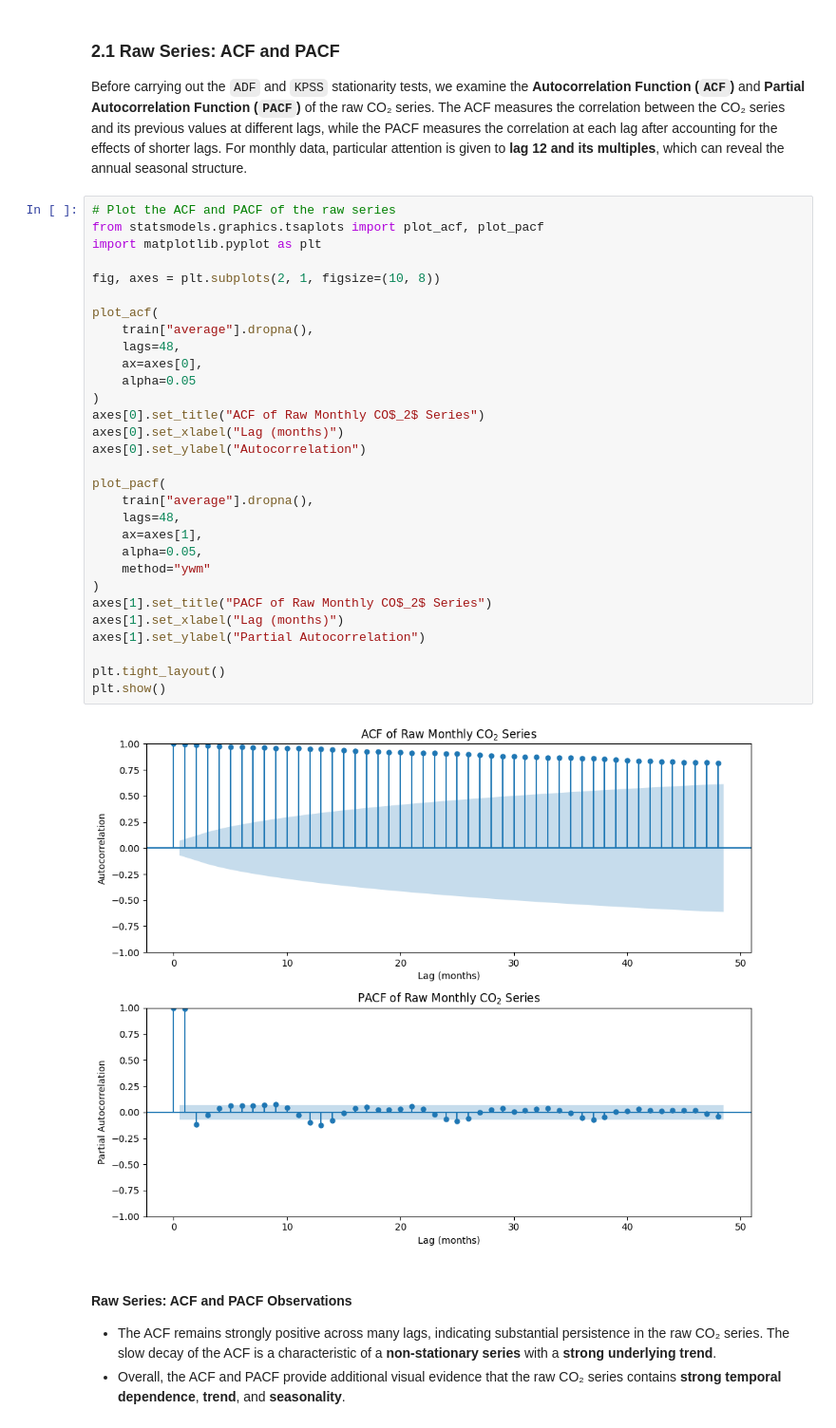
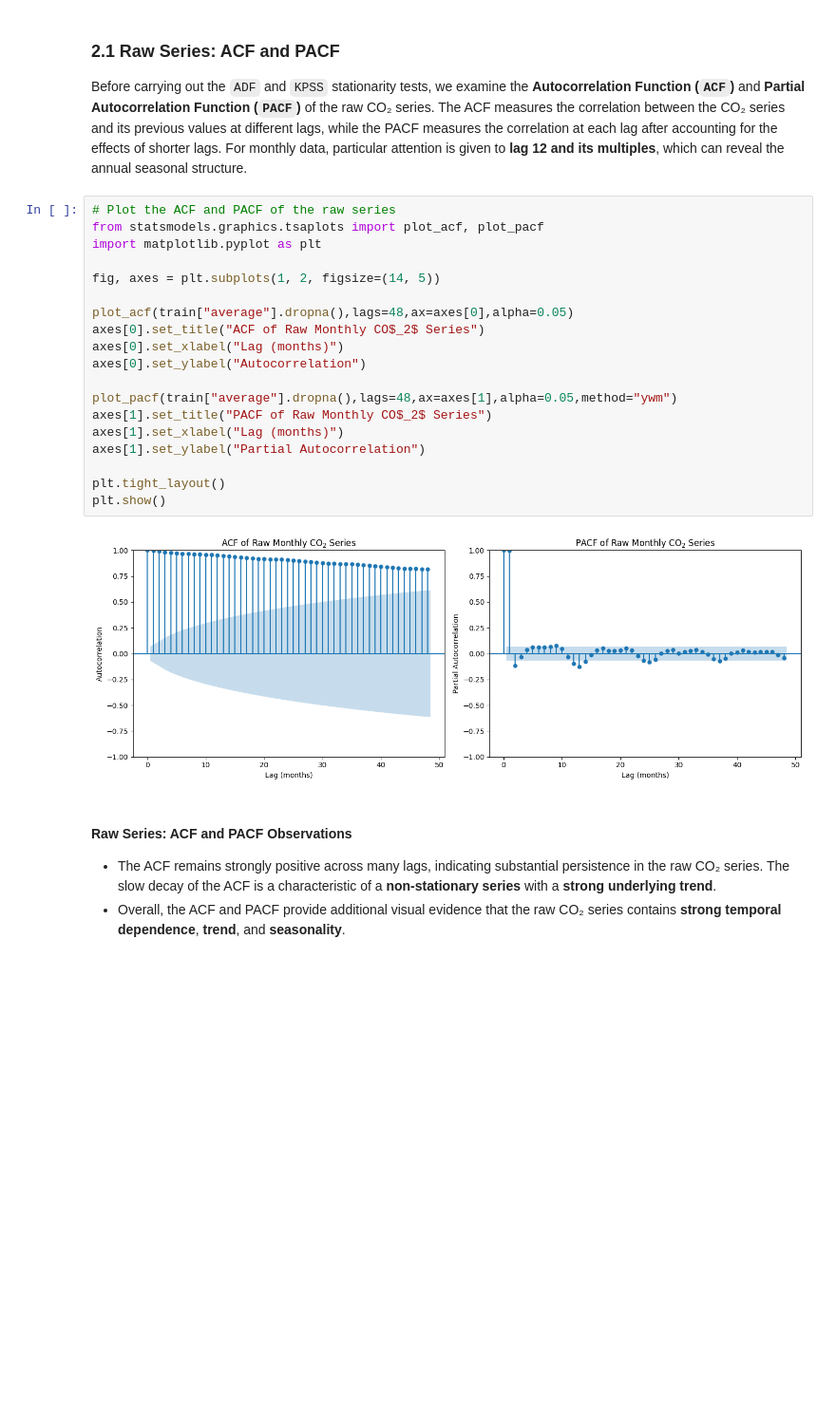
Before and after one commit to the-paulbear/noaa-greenhouse-gas-forecasting, a Jupyter notebook: time_series/CO2.ipynb, the cells around one changed output. Shown at 95% size. Cells and saved outputs as stored; diff of their text form; blank space fills up the shorter version.

Commit message:
Making ACF & PACF show rowwise

```diff
--- a/time_series/CO2.ipynb
+++ b/time_series/CO2.ipynb
@@ -110,35 +110,24 @@ Before carrying out the `ADF` and `KPSS` stationarity tests, we examine the **Au
 # %%
 # Plot the ACF and PACF of the raw series
 from statsmodels.graphics.tsaplots import plot_acf, plot_pacf
 import matplotlib.pyplot as plt
 
-fig, axes = plt.subplots(2, 1, figsize=(10, 8))
+fig, axes = plt.subplots(1, 2, figsize=(14, 5))
 
-plot_acf(
-    train["average"].dropna(),
-    lags=48,
-    ax=axes[0],
-    alpha=0.05
-)
+plot_acf(train["average"].dropna(),lags=48,ax=axes[0],alpha=0.05)
 axes[0].set_title("ACF of Raw Monthly CO$_2$ Series")
 axes[0].set_xlabel("Lag (months)")
 axes[0].set_ylabel("Autocorrelation")
 
-plot_pacf(
-    train["average"].dropna(),
-    lags=48,
-    ax=axes[1],
-    alpha=0.05,
-    method="ywm"
-)
+plot_pacf(train["average"].dropna(),lags=48,ax=axes[1],alpha=0.05,method="ywm")
 axes[1].set_title("PACF of Raw Monthly CO$_2$ Series")
 axes[1].set_xlabel("Lag (months)")
 axes[1].set_ylabel("Partial Autocorrelation")
 
 plt.tight_layout()
 plt.show()
 # %% [output]
-[figure, old version]
+[figure, new version]
 # %% [markdown]
 #### Raw Series: ACF and PACF Observations
 - The ACF remains strongly positive across many lags, indicating substantial persistence in the raw CO₂ series. The slow decay of the ACF is a characteristic of a **non-stationary series** with a **strong underlying trend**.
```
